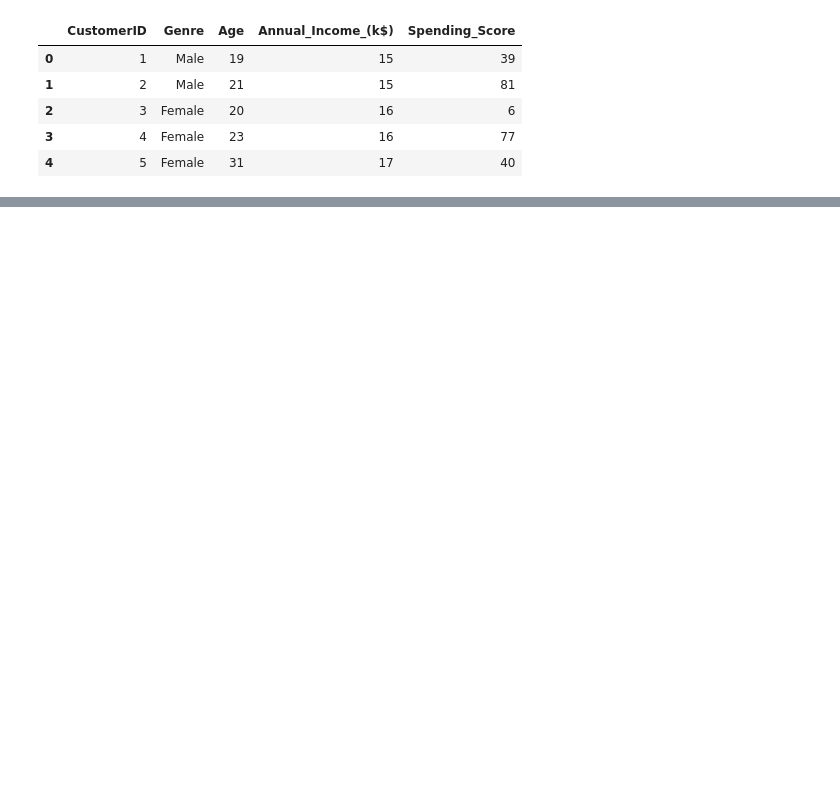
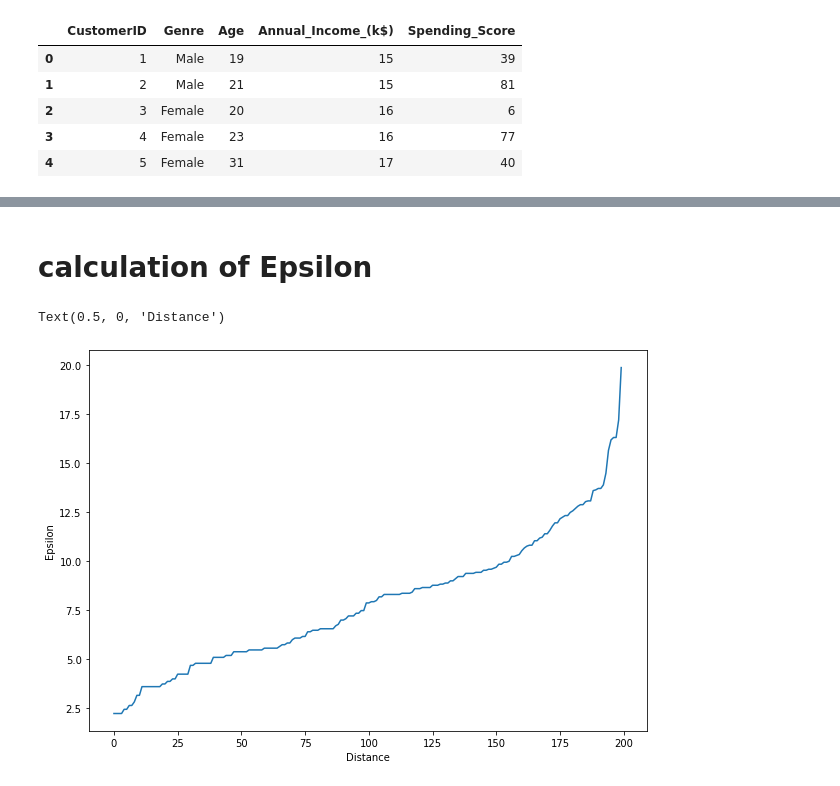
Before and after one commit to Amol1905/Machine-Learning, a Jupyter notebook: Unsupervised/Clustering/DBSCAN.ipynb, the cells around one changed output, grey strips where cells are left out. Drawn from its saved outputs; the diff is of its cells as text; code cells hidden in the pictures; blank space fills up the shorter version.

```diff
--- a/Unsupervised/Clustering/DBSCAN.ipynb
+++ b/Unsupervised/Clustering/DBSCAN.ipynb
@@ -23,6 +47,0 @@ le=LabelEncoder()
-# %%
-df["Outlook"] = le.fit_transform(df["Outlook"])
-df["Temperature"] = le.fit_transform(df["Temperature"])
-df["Humidity"] = le.fit_transform(df["Humidity"])
-df["Wind"] = le.fit_transform(df["Wind"])
-df["Play Tennis"] = le.fit_transform(df["Play Tennis"])
@@ -32,0 +59,4 @@ df.isna().sum()
+# %%
+le = LabelEncoder()
+df['Genre'] = le.fit_transform(df['Genre'])
+df.head()
@@ -33,10 +70,16 @@ df.isna().sum()
+# %% [markdown]
+# calculation of Epsilon
 # %%
 from sklearn.neighbors import NearestNeighbors
 n = NearestNeighbors(n_neighbors=2)
 n_fit = n.fit(df)
 distance, index = n_fit.kneighbors(df)
 distance = np.sort(distance,axis=0)
 distance  = distance[:,1]
+plt.figure(figsize = (10,7))
 plt.plot(distance)
 plt.ylabel("Epsilon")
 plt.xlabel("Distance")
+# %% [output]
+Text(0.5, 0, 'Distance')
+[figure, added]
```
Also changed, not shown: parts of 13 cells of this notebook.
